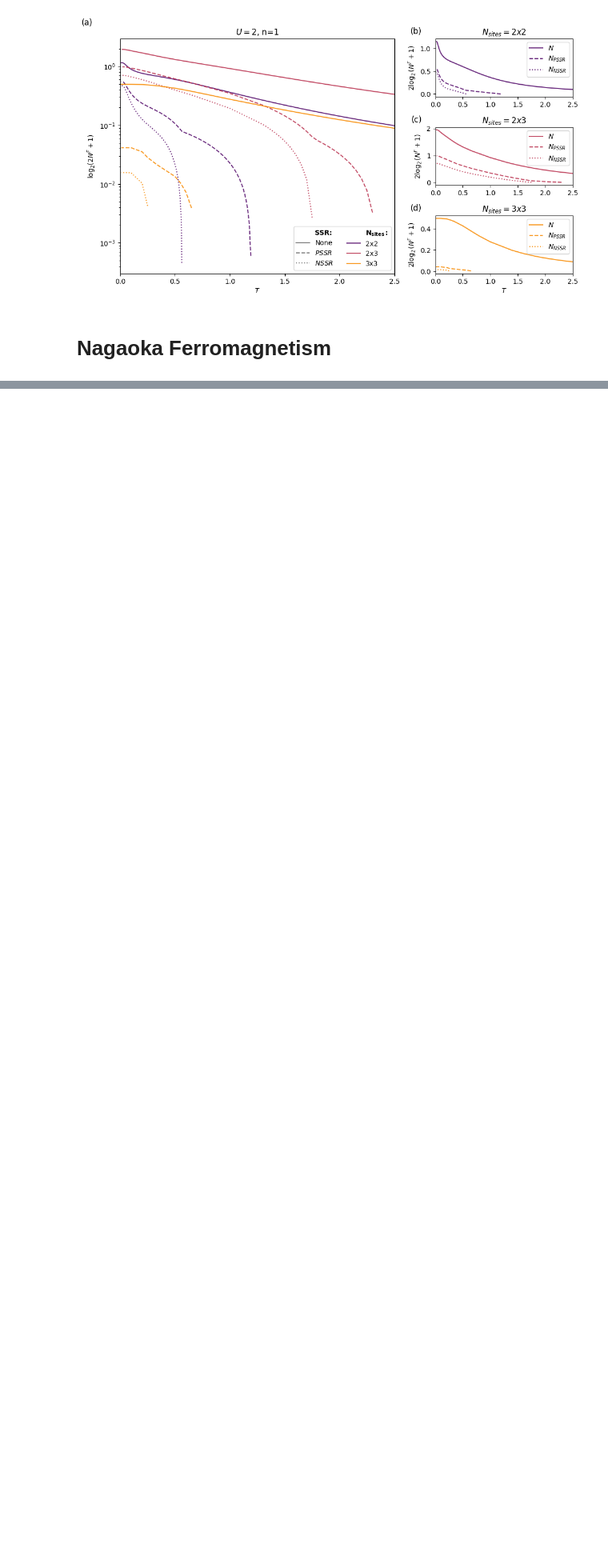
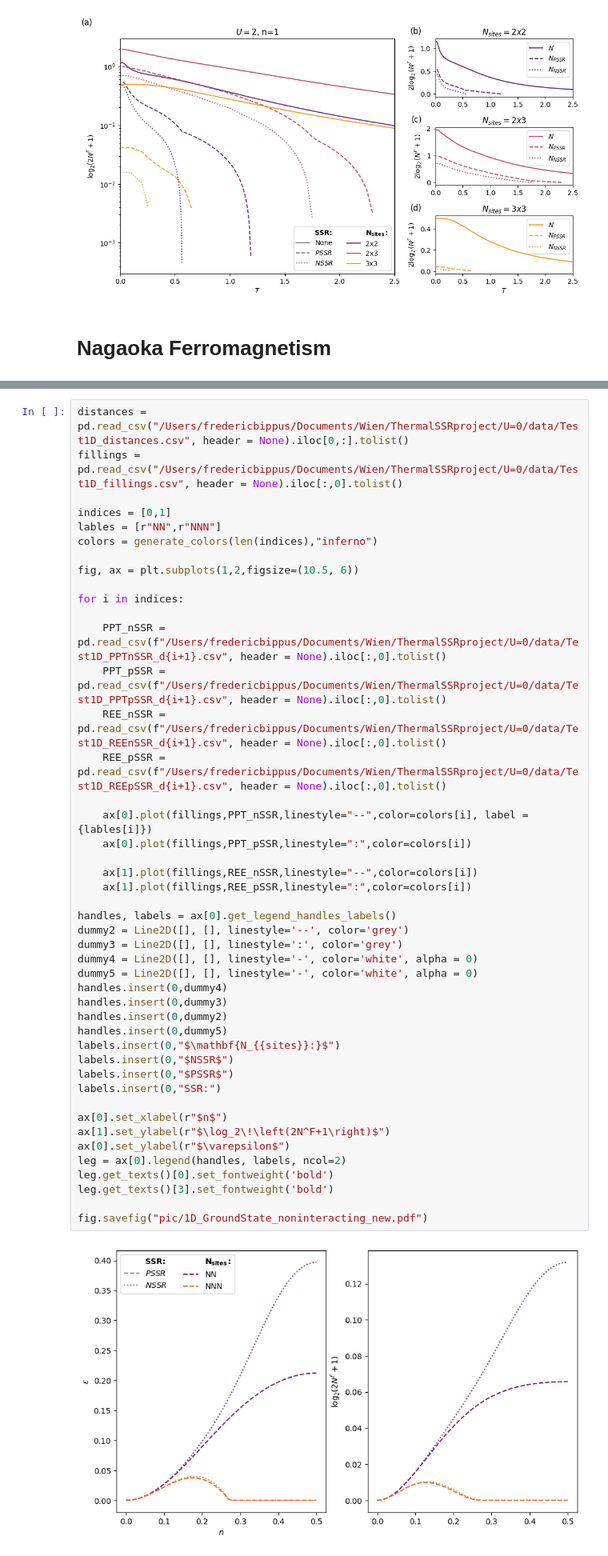
Before and after one commit to beddalumia/ThermalSSRproject, a Jupyter notebook: Generate_plots.ipynb, the cells around one changed output, grey strips where cells are left out. Shown: that part at 80% size. Cells and saved outputs as stored; diff of their text form; blank space fills up the shorter version.

Commit message:
Plots for U=0

```diff
--- a/Generate_plots.ipynb
+++ b/Generate_plots.ipynb
@@ -740,0 +743,47 @@ fig.savefig("pic/Nagaoka.pdf")
+# %%
+distances = pd.read_csv("/Users/fredericbippus/Documents/Wien/ThermalSSRproject/U=0/data/Test1D_distances.csv", header = None).iloc[0,:].tolist()
+fillings = pd.read_csv("/Users/fredericbippus/Documents/Wien/ThermalSSRproject/U=0/data/Test1D_fillings.csv", header = None).iloc[:,0].tolist()
+
+indices = [0,1]
+lables = [r"NN",r"NNN"]
+colors = generate_colors(len(indices),"inferno")
+
+fig, ax = plt.subplots(1,2,figsize=(10.5, 6))
+
+for i in indices:
+
+    PPT_nSSR = pd.read_csv(f"/Users/fredericbippus/Documents/Wien/ThermalSSRproject/U=0/data/Test1D_PPTnSSR_d{i+1}.csv", header = None).iloc[:,0].tolist()
+    PPT_pSSR = pd.read_csv(f"/Users/fredericbippus/Documents/Wien/ThermalSSRproject/U=0/data/Test1D_PPTpSSR_d{i+1}.csv", header = None).iloc[:,0].tolist()
+    REE_nSSR = pd.read_csv(f"/Users/fredericbippus/Documents/Wien/ThermalSSRproject/U=0/data/Test1D_REEnSSR_d{i+1}.csv", header = None).iloc[:,0].tolist()
+    REE_pSSR = pd.read_csv(f"/Users/fredericbippus/Documents/Wien/ThermalSSRproject/U=0/data/Test1D_REEpSSR_d{i+1}.csv", header = None).iloc[:,0].tolist()
+
+    ax[0].plot(fillings,PPT_nSSR,linestyle="--",color=colors[i], label = {lables[i]})
+    ax[0].plot(fillings,PPT_pSSR,linestyle=":",color=colors[i])
+
+    ax[1].plot(fillings,REE_nSSR,linestyle="--",color=colors[i])
+    ax[1].plot(fillings,REE_pSSR,linestyle=":",color=colors[i])
+
+handles, labels = ax[0].get_legend_handles_labels()
+dummy2 = Line2D([], [], linestyle='--', color='grey')
+dummy3 = Line2D([], [], linestyle=':', color='grey')
+dummy4 = Line2D([], [], linestyle='-', color='white', alpha = 0)
+dummy5 = Line2D([], [], linestyle='-', color='white', alpha = 0)
+handles.insert(0,dummy4)
+handles.insert(0,dummy3)
+handles.insert(0,dummy2)
+handles.insert(0,dummy5)
+labels.insert(0,"$\mathbf{N_{{sites}}:}$")
+labels.insert(0,"$NSSR$")
+labels.insert(0,"$PSSR$")
+labels.insert(0,"SSR:")
+
+ax[0].set_xlabel(r"$n$")
+ax[1].set_ylabel(r"$\log_2\!\left(2N^F+1\right)$")
+ax[0].set_ylabel(r"$\varepsilon$")
+leg = ax[0].legend(handles, labels, ncol=2)
+leg.get_texts()[0].set_fontweight('bold')
+leg.get_texts()[3].set_fontweight('bold')
+
+fig.savefig("pic/1D_GroundState_noninteracting_new.pdf")
+# %% [output]
+[figure, added]
```
Also changed, not shown: parts of 2 cells of this notebook.
